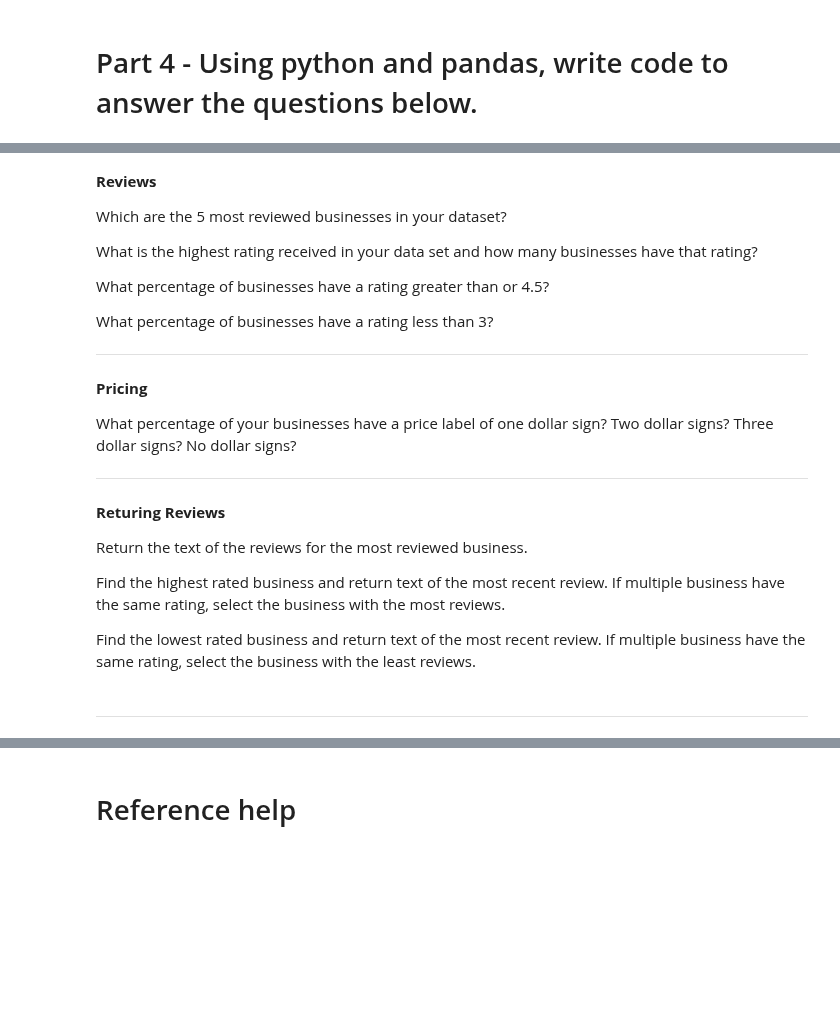
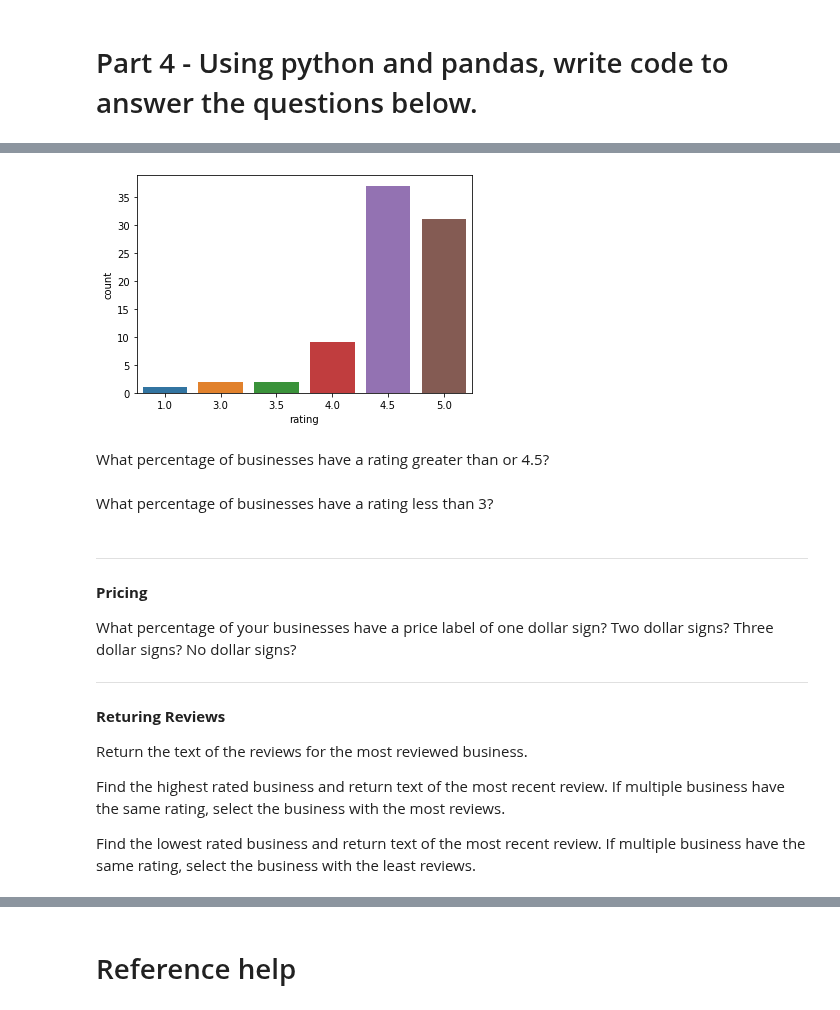
Before and after one commit to pleasecallmejax/Phase-1-Project, a Jupyter notebook: Data_Acquisition_Process.ipynb, the cells around one changed output, grey strips where cells are left out. Saved outputs shown, nothing was run; the diff lists cells and outputs as text; code cells hidden in the pictures; blank space fills up the shorter version.

```diff
--- a/Data_Acquisition_Process.ipynb
+++ b/Data_Acquisition_Process.ipynb
@@ -483,14 +540,12 @@ test_all_funct
+# %%
+sns.countplot(x= 'rating', data=df_saved);
+# %% [output]
+[figure, added]
+# %% [markdown]
+What percentage of businesses have a rating greater than or  4.5?
+# %% [markdown]
+What percentage of businesses have a rating less than 3?
 # %% [markdown]
-**Reviews**
-
-Which are the 5 most reviewed businesses in your dataset?
-
-What is the highest rating received in your data set and how many businesses have that rating?
-
-What percentage of businesses have a rating greater than or  4.5?
-
-What percentage of businesses have a rating less than 3?
-
 ---
 
 **Pricing**
@@ -506,5 +561,3 @@ Return the text of the reviews for the most reviewed business.
 Find the highest rated business and return text of the most recent review. If multiple business have the same rating, select the business with the most reviews.
 
 Find the lowest rated business and return text of the most recent review.  If multiple business have the same rating, select the business with the least reviews.
-# %% [markdown]
-___
```
Also changed, not shown: parts of 11 cells of this notebook.
